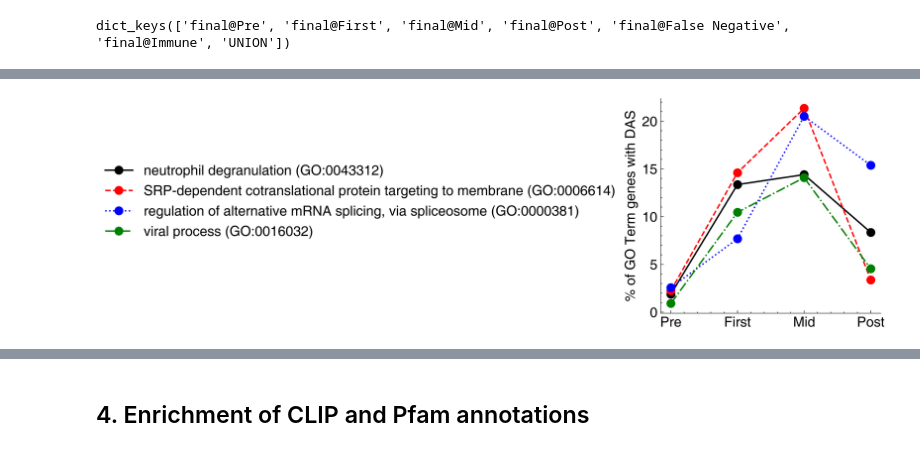
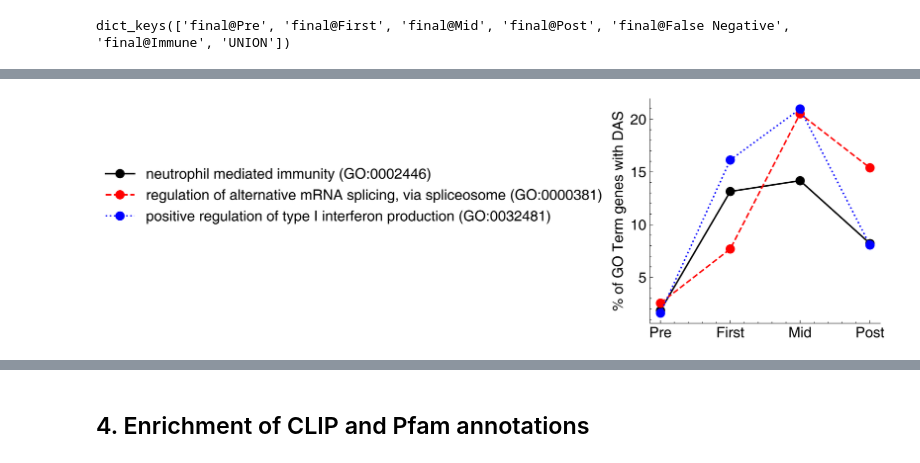
Before and after one commit to zj-zhang/CHARM-AlternativeSplicing, a Jupyter notebook: notebooks/07-Navy_allEvent_gene.ipynb, the cells around one changed output, grey strips where cells are left out. Drawn from its saved outputs; the diff is of its cells as text; code cells hidden in the pictures.

```diff
--- a/notebooks/07-Navy_allEvent_gene.ipynb
+++ b/notebooks/07-Navy_allEvent_gene.ipynb
@@ -218,25 +263,14 @@ union_go_df = union_go_df.replace(0, np.nan)
 # %%
 target_go = [
-    'neutrophil degranulation (GO:0043312)',
-    'SRP-dependent cotranslational protein targeting to membrane (GO:0006614)',
+    'neutrophil mediated immunity (GO:0002446)',
     'regulation of alternative mRNA splicing, via spliceosome (GO:0000381)',
-    'viral process (GO:0016032)',
-    #'intracellular protein transport (GO:0006886)',
-    #'mRNA processing (GO:0006397)',
-    #'ribonucleoprotein complex assembly (GO:0022618)',
-    #'androgen receptor signaling pathway (GO:0030521)',
-    #'intracellular estrogen receptor signaling pathway (GO:0030520)',
-    #'positive regulation of type I interferon production (GO:0032481)',
-    #'RNA secondary structure unwinding (GO:0010501)',
-    #'glycolipid biosynthetic process (GO:0009247)'
-    #'protein targeting to vacuole (GO:0006623)'
-    #'antigen processing and presentation of exogenous peptide antigen (GO:0002478)',
+    'positive regulation of type I interferon production (GO:0032481)',
 ]
 
 fig, ax = plt.subplots(1, 1, figsize=(4, 4))
 union_go_df.loc[target_go].transpose().plot(ax=ax, marker='o')
 ax.legend(bbox_to_anchor=(-0.15, 0.75), loc='upper right')
 ax.set_ylabel('% of GO Term genes with DAS')
 fig.savefig('%s/02-GO_temp_changes.pdf' % FIGDIR)
 # %% [output]
-[figure, old version]
+[figure, new version]
```
Also changed, not shown: parts of 9 cells of this notebook.
